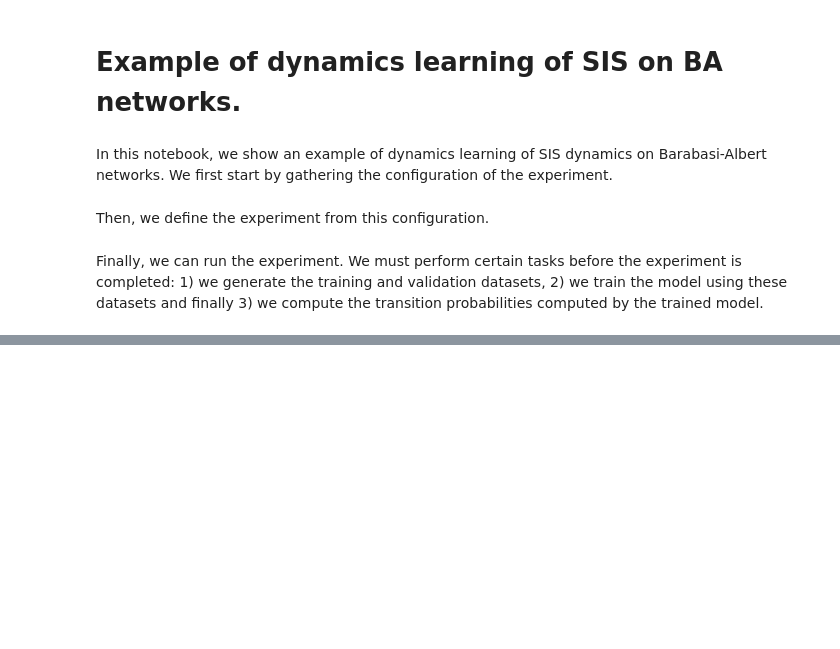
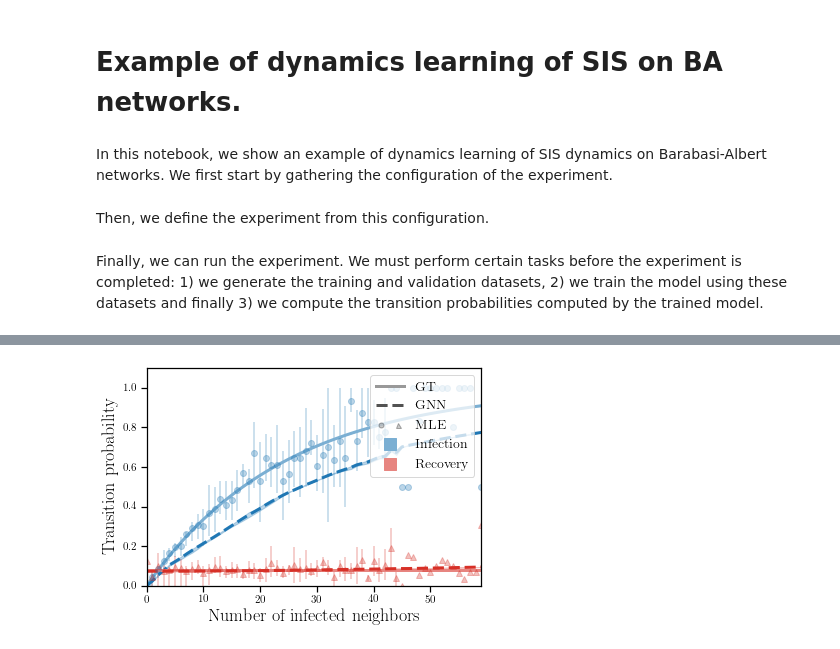
Before and after one commit to DynamicaLab/code-dynalearn, a Jupyter notebook: notebooks/examples/example-sis-ba.ipynb, the cells around one changed output, grey strips where cells are left out. Drawn from its saved outputs; the diff is of its cells as text; code cells hidden in the pictures; blank space fills up the shorter version.

```diff
--- a/notebooks/examples/example-sis-ba.ipynb
+++ b/notebooks/examples/example-sis-ba.ipynb
@@ -51,6 +51,27 @@ Computing weights
 # %%
 import seaborn
+import sys
+
+from dynalearn.experiments import LTPMetrics
 seaborn.set_context("notebook")
+sys.path.append("./figures")
+from display import *
+transitions = [(0, 1), (1, 0)]
+colors = {
+    "true": [color_pale["blue"], color_pale["red"]],
+    "gnn": [color_dark["blue"], color_dark["red"]],
+    "mle": [color_dark["blue"], color_dark["red"]],
+}
+linestyles = {
+    "true": ["-", "-"],
+    "gnn": ["--", "--"],
+    "mle": ["None", "None"],
+}
+markers = {
+    "true": ["None", "None"],
+    "gnn": ["None", "None"],
+    "mle": ["o", "^"],
+}
 
 def plot_ltp(experiment, ax):
     summary = experiment.metrics["TrueLTPMetrics"].data["summaries"]
@@ -79,30 +100,61 @@ def plot_ltp(experiment, ax):
         )
         ax.fill_between(x, yl, yh, color=colors["gnn"][i], alpha=0.3)
 
         x, y, yl, yh = agg(mle_ltp, in_s, out_s)
         yerr = np.concatenate([np.expand_dims(y-yl,0), np.expand_dims(yh-y,0)], axis=0)
         ax.errorbar(
             x,
             y,
             yerr=yerr,
             color=colors["mle"][i],
             linestyle=linestyles["mle"][i],
             marker=markers["mle"][i],
             alpha=0.3
         )
 #         ax.plot(
 #             x, y, color=colors["mle"][i], linestyle=linestyles["mle"][i], marker=markers["mle"][i], alpha=0.5
 #         )
 #         ax.fill_between(x, yl, yh, color=colors["mle"][i], alpha=0.3)
 
         if x.min() > x_min:
             x_min = x.min()
         if x.max() < x_max:
             x_max = x.max()
     ax.set_xlim([x_min, x_max])
     ax.set_ylim([0, 1.1])
     return ax
 
 fig, ax = plt.subplots(1, 1)
 
 plot_ltp(exp, ax)
+ax.set_xlabel("Number of infected neighbors", fontsize=18)
+ax.set_ylabel("Transition probability", fontsize=18)
+handles = []
+
+handles.append(Line2D([-1], [-1], linestyle="-", marker="None", linewidth=3,
+                     color=color_pale["grey"],
+                     label=r"True")
+             )
+handles.append(Line2D([-1], [-1], linestyle="--", marker="None", linewidth=3,
+                     color=color_dark["grey"],
+                     label=r"GNN")
+             )
+handles.append((Line2D([-1], [-1], linestyle="None", marker="o", markersize=5, markeredgewidth=1,
+                      markeredgecolor='k', color=color_dark["grey"], alpha=0.3),
+                Line2D([-1], [-1], linestyle="None", marker="^", markersize=5, markeredgewidth=1,
+                      markeredgecolor='k', color=color_dark["grey"], alpha=0.3))
+             )
+handles.append(Line2D([-1], [-1], linestyle="None", marker="s", markersize=12,
+                     color=color_pale["blue"])
+             )
+handles.append(Line2D([-1], [-1], linestyle="None", marker="s", markersize=12,
+                     color=color_pale["red"])
+             )
+ax.legend(handles=handles,
+             labels=[r"GT", r"GNN", r"MLE", "Infection", "Recovery"],
+             handler_map={tuple: HandlerTuple(ndivide=None)},
+             loc="upper right", fancybox=True, fontsize=14, framealpha=0.75, ncol=1
+)
+plt.show()
+# %% [output]
+[figure, added]
```
Also changed, not shown: parts of 1 cell of this notebook.
